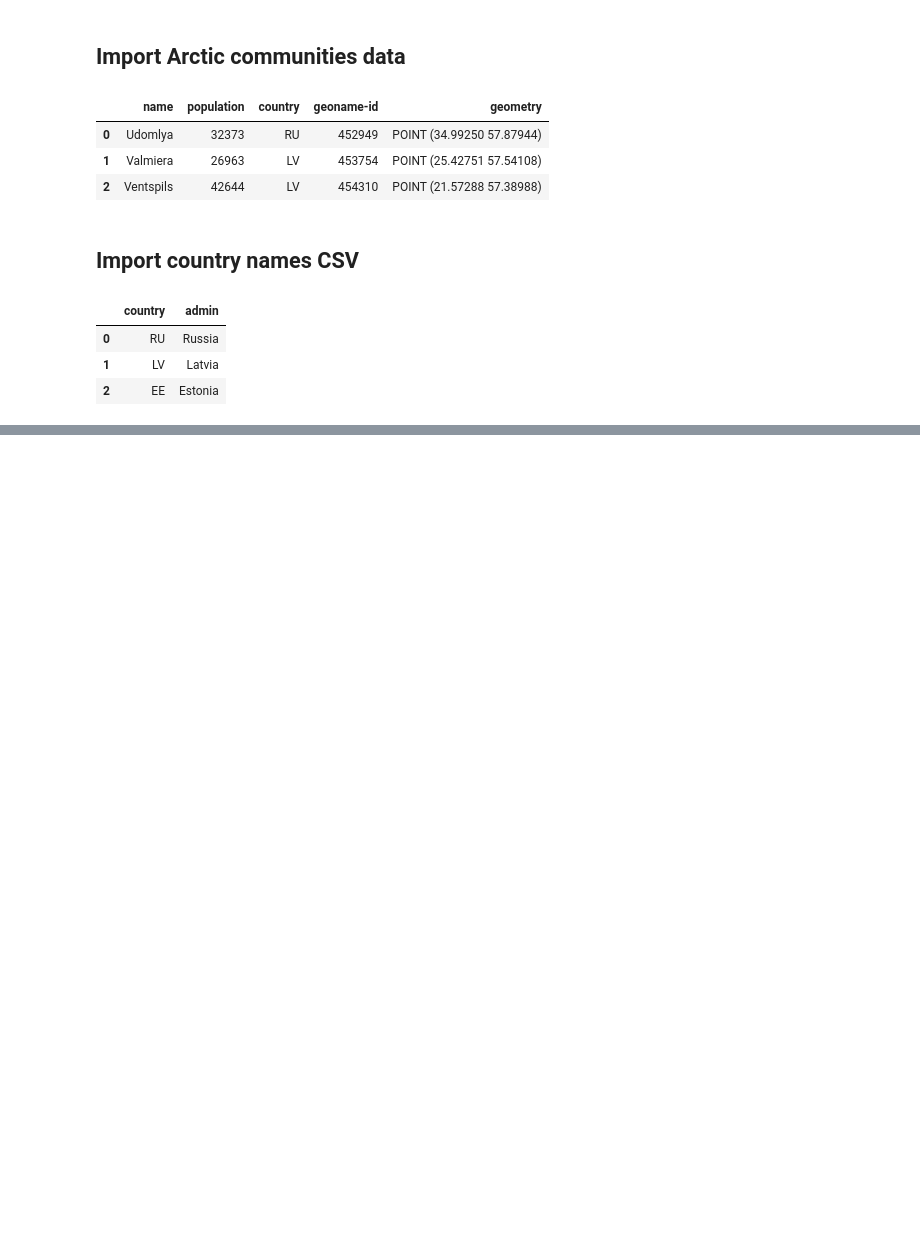
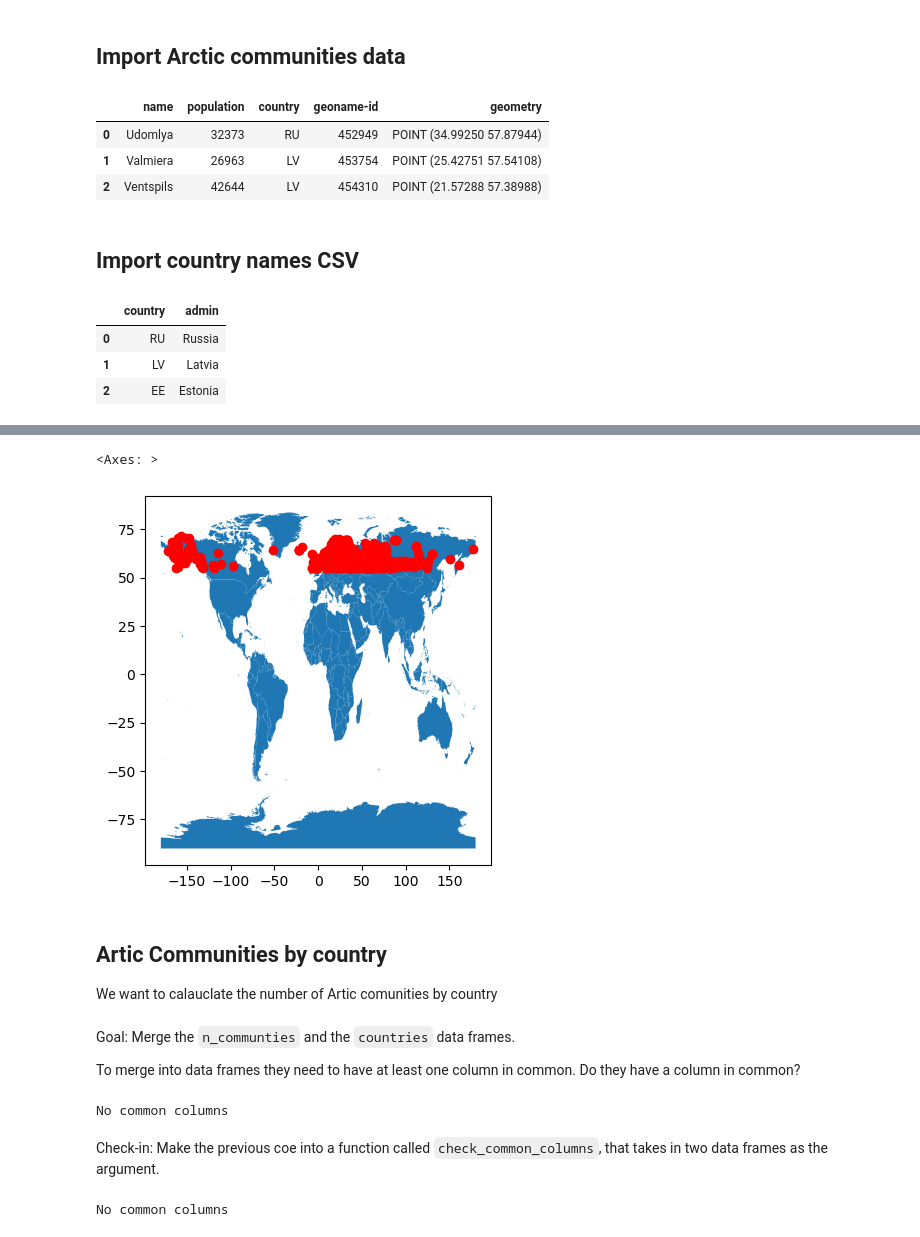
Before and after one commit to Karlavramos/eds220-in-class, a Jupyter notebook: week-6-merge-reproject-STUDENTS.ipynb, the cells around one changed output, grey strips where cells are left out. Saved outputs shown, nothing was run; the diff lists cells and outputs as text; code cells hidden in the pictures; blank space fills up the shorter version.

```diff
--- a/week-6-merge-reproject-STUDENTS.ipynb
+++ b/week-6-merge-reproject-STUDENTS.ipynb
@@ -69,0 +84,11 @@ country_names.head(3)
+# %%
+fig, ax=plt.subplots()
+countries.plot(ax=ax)
+communities.plot(ax=ax, color='red')
+# %% [output]
+<Axes: >
+[figure, added]
+# %% [markdown]
+## Artic Communities by country
+
+We want to calauclate the number of Artic comunities by country
@@ -69,0 +98,5 @@ country_names.head(3)
+# %% [markdown]
+Goal: Merge the `n_communties` and the `countries` data frames.
+
+To merge into data frames they need to have at least one column in common.
+Do they have a column in common?
@@ -69,0 +105,13 @@ country_names.head(3)
+# %%
+common_columns = set(countries.columns).intersection(n_comms.columns)
+
+# Check if there are any common columns
+if len(common_columns) != 0:
+    print(f"Common columns: {common_columns}")
+else:
+    print("No common columns")
+# %% [output]
+No common columns
+# %% [markdown]
+Check-in:
+Make the previous coe into a function called `check_common_columns`, that takes in two data frames as the argument.
@@ -69,0 +126,4 @@ country_names.head(3)
+# %%
+check_common_columns(countries, n_comms)
+# %% [output]
+No common columns
```
Also changed, not shown: parts of 24 cells of this notebook, 1 other file.
